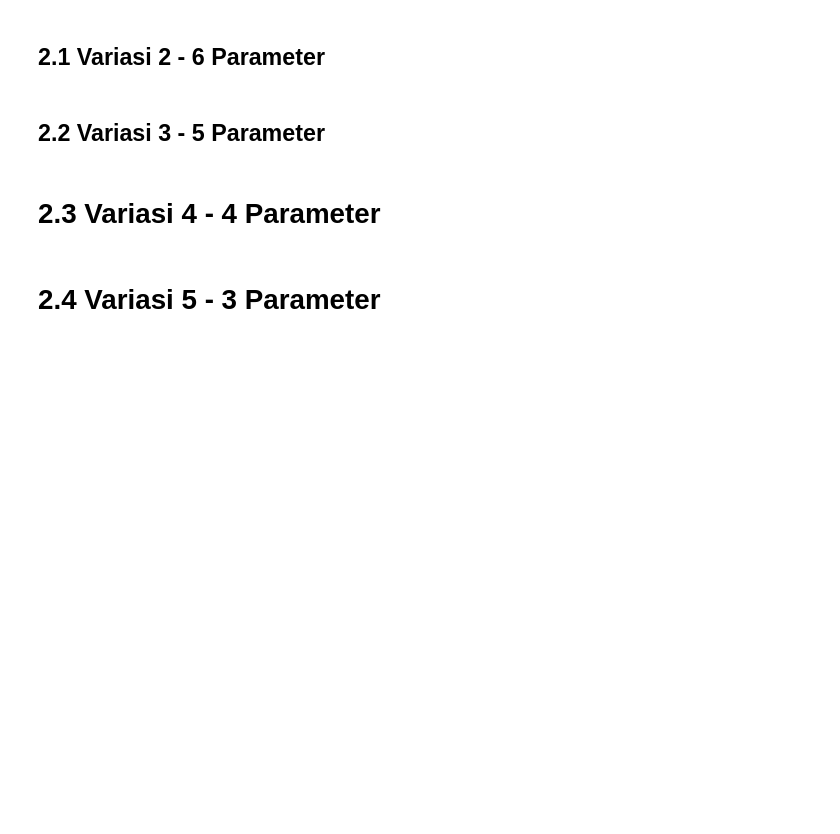
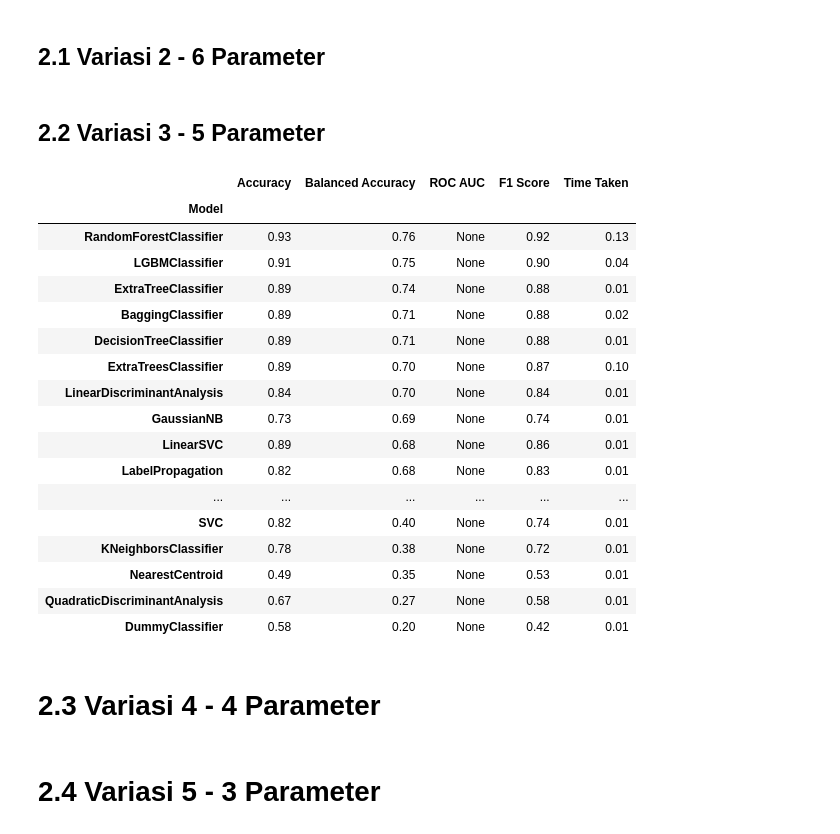
Before and after one commit to aasina/CUI-Model, a Jupyter notebook: CUI Model Learning IESC-Copy1.ipynb, the cells around one changed output. Cells and saved outputs as stored; diff of their text form; code cells hidden in the pictures; blank space fills up the shorter version.

Commit message:
add lazypredict

```diff
--- a/CUI Model Learning IESC-Copy1.ipynb
+++ b/CUI Model Learning IESC-Copy1.ipynb
@@ -299,6 +299,36 @@ print('Nilai akurasi maksimum untuk LR adalah')
 print(metrics.accuracy_score(y_test, y_pred3))
 print('Nilai R2 untuk LR adalah')
 print(metrics.r2_score(y_test, y_pred3))
+# %%
+#Perform LazyPredict
+import lazypredict
+from lazypredict.Supervised import LazyClassifier
+
+#define and build classifier
+clf = LazyClassifier(verbose=0, ignore_warnings=True, custom_metric=None)
+train, test = clf.fit(X_train, X_test, y_train, y_test)
+
+#executy
+train
+# %% [output]
+|  | Accuracy | Balanced Accuracy | ROC AUC | F1 Score | Time Taken |
+| Model |  |  |  |  |  |
+| RandomForestClassifier | 0.93 | 0.76 | None | 0.92 | 0.13 |
+| LGBMClassifier | 0.91 | 0.75 | None | 0.90 | 0.04 |
+| ExtraTreeClassifier | 0.89 | 0.74 | None | 0.88 | 0.01 |
+| BaggingClassifier | 0.89 | 0.71 | None | 0.88 | 0.02 |
+| DecisionTreeClassifier | 0.89 | 0.71 | None | 0.88 | 0.01 |
+| ExtraTreesClassifier | 0.89 | 0.70 | None | 0.87 | 0.10 |
+| LinearDiscriminantAnalysis | 0.84 | 0.70 | None | 0.84 | 0.01 |
+| GaussianNB | 0.73 | 0.69 | None | 0.74 | 0.01 |
+| LinearSVC | 0.89 | 0.68 | None | 0.86 | 0.01 |
+| LabelPropagation | 0.82 | 0.68 | None | 0.83 | 0.01 |
+| ... | ... | ... | ... | ... | ... |
+| SVC | 0.82 | 0.40 | None | 0.74 | 0.01 |
+| KNeighborsClassifier | 0.78 | 0.38 | None | 0.72 | 0.01 |
+| NearestCentroid | 0.49 | 0.35 | None | 0.53 | 0.01 |
+| QuadraticDiscriminantAnalysis | 0.67 | 0.27 | None | 0.58 | 0.01 |
+| DummyClassifier | 0.58 | 0.20 | None | 0.42 | 0.01 |
 # %% [markdown]
 # 2.3 Variasi 4 - 4 Parameter
 # %%
```
Also changed, not shown: parts of 1 cell of this notebook.
